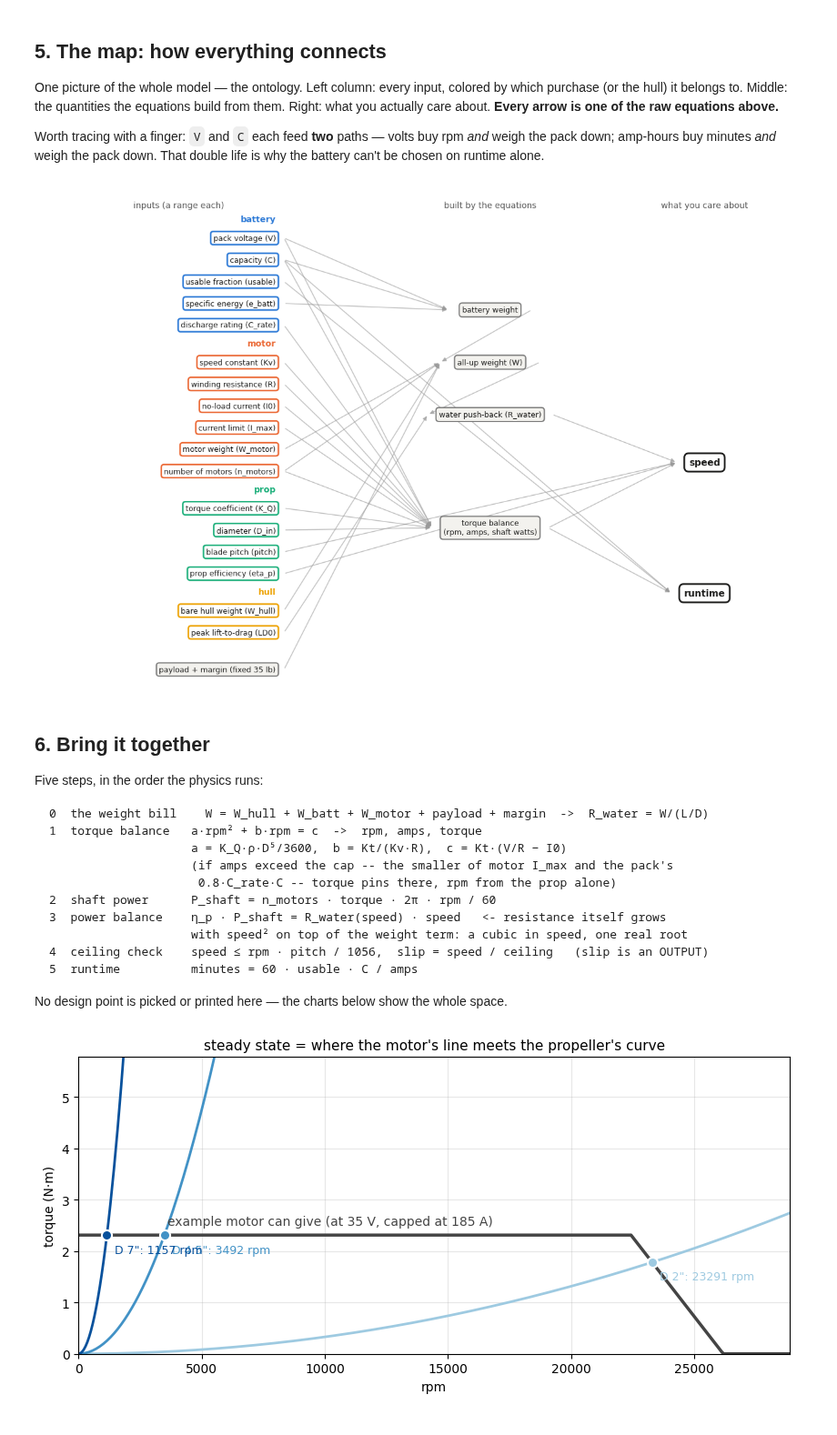
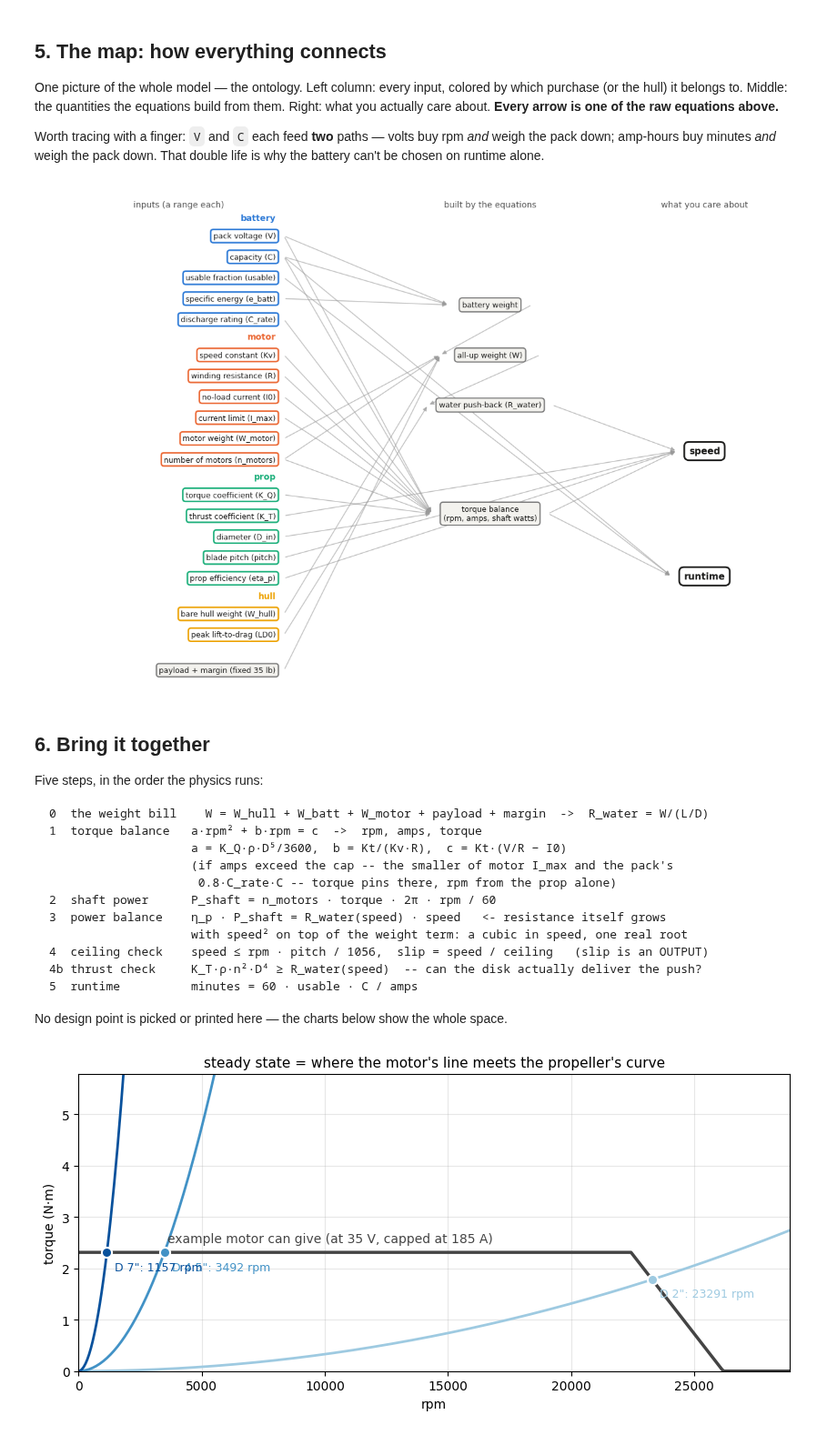
Before and after one commit to MarMar888/haav-modeling, a Jupyter notebook: willmarley.ipynb, the cells around one changed output. Shown at 91% size. Saved outputs shown, nothing was run; the diff lists cells and outputs as text; code cells hidden in the pictures.

````diff
--- a/willmarley.ipynb
+++ b/willmarley.ipynb
@@ -165,11 +169,12 @@ What each knob really is:
 # %%
 PROP_BOUNDS = {
     "K_Q":   (0.02, 0.05),
+    "K_T":   (0.05, 0.15),
     "D_in":  (2.0, 7.0),
     "pitch": (6.0, 14.0),
     "eta_p": (0.5, 0.7),
 }
-PROP_UNITS = {"K_Q": "-", "D_in": "in", "pitch": "in/rev", "eta_p": "-"}
+PROP_UNITS = {"K_Q": "-", "K_T": "-", "D_in": "in", "pitch": "in/rev", "eta_p": "-"}
 show_bounds(PROP_BOUNDS, PROP_UNITS)
 
 KQ_mid = sum(PROP_BOUNDS["K_Q"]) / 2
@@ -362,7 +368,7 @@ GROUPS = {  # validated categorical palette: identity, fixed order
 LABELS = {  # long name for every short input symbol
     "V": "pack voltage", "C": "capacity", "usable": "usable fraction", "e_batt": "specific energy", "C_rate": "discharge rating",
     "Kv": "speed constant", "R": "winding resistance", "I0": "no-load current", "I_max": "current limit",
-    "K_Q": "torque coefficient", "D_in": "diameter", "pitch": "blade pitch", "eta_p": "prop efficiency",
+    "K_Q": "torque coefficient", "K_T": "thrust coefficient", "D_in": "diameter", "pitch": "blade pitch", "eta_p": "prop efficiency",
     "W_hull": "bare hull weight", "LD0": "peak lift-to-drag", "W_motor": "motor weight",
     "n_motors": "number of motors",
 }
@@ -388,6 +394,7 @@ EDGES = [
     ("Kv", TB), ("R", TB), ("I0", TB), ("I_max", TB), ("V", TB), ("K_Q", TB), ("D_in", TB),
     ("C_rate", TB), ("C", TB), ("n_motors", TB), ("n_motors", "all-up weight (W)"),
     (TB, "speed"), ("eta_p", "speed"), ("water push-back (R_water)", "speed"), ("pitch", "speed"),
+    ("K_T", "speed"),
     (TB, "runtime"), ("C", "runtime"), ("usable", "runtime"),
 ]
 HW = {  # half-widths of middle/output boxes, so arrows stop at the edge
@@ -411,35 +418,35 @@ for name, ny in OUT_NODES.items():
 
 fig, ax = plt.subplots(figsize=(12.5, 8.5))
 for a, b in EDGES:
     (xa, ya), (xb, yb) = pos[a], pos[b]
     x_start = xa + HW.get(a, 0.06)
     ax.annotate("", xy=(xb - HW[b], yb), xytext=(x_start, ya),
                 arrowprops=dict(arrowstyle="-|>", color="#999999", alpha=0.6, lw=1.1))
 for gname, keys in INPUT_GROUPS:
     color = GROUPS[gname]
     ys = [pos[k][1] for k in keys]
     ax.text(0.0, max(ys) + 0.75, gname, color=color, fontsize=10, fontweight="bold", ha="right")
     for k in keys:
         ax.text(pos[k][0], pos[k][1], f"{LABELS[k]} ({k})", ha="right", va="center",
                 fontsize=9, color="#1a1a19",
                 bbox=dict(boxstyle="round,pad=0.35", fc="white", ec=color, lw=1.8))
 ax.text(pos[FIXED_NODE][0], pos[FIXED_NODE][1], FIXED_NODE, ha="right", va="center",
         fontsize=9, color="#1a1a19",
         bbox=dict(boxstyle="round,pad=0.35", fc="#f3f2ee", ec="#777777", lw=1.4))
 for name in MID_NODES:
     ax.text(*pos[name], name, ha="center", va="center", fontsize=9, color="#1a1a19",
             bbox=dict(boxstyle="round,pad=0.4", fc="#f3f2ee", ec="#777777", lw=1.4))
 for name in OUT_NODES:
     ax.text(*pos[name], name, ha="center", va="center", fontsize=11, color="#1a1a19",
             fontweight="bold",
             bbox=dict(boxstyle="round,pad=0.5", fc="white", ec="#1a1a19", lw=2))
 ax.text(-0.7, 19.7, "inputs (a range each)", ha="center", fontsize=10, color="#555555")
 ax.text(1.55, 19.7, "built by the equations", ha="center", fontsize=10, color="#555555")
 ax.text(3.1, 19.7, "what you care about", ha="center", fontsize=10, color="#555555")
-ax.set_xlim(-1.7, 3.65); ax.set_ylim(-2.3, 20.5); ax.axis("off")
+ax.set_xlim(-1.7, 3.65); ax.set_ylim(-3.3, 20.5); ax.axis("off")
 plt.tight_layout(); plt.show()
 # %% [output]
-[figure, old version]
+[figure, new version]
 # %% [markdown]
 ## 6. Bring it together
 
@@ -455,6 +462,7 @@ Five steps, in the order the physics runs:
 3  power balance    η_p · P_shaft = R_water(speed) · speed   <- resistance itself grows
                     with speed² on top of the weight term: a cubic in speed, one real root
 4  ceiling check    speed ≤ rpm · pitch / 1056,  slip = speed / ceiling   (slip is an OUTPUT)
+4b thrust check     K_T·ρ·n²·D⁴ ≥ R_water(speed)  -- can the disk actually deliver the push?
 5  runtime          minutes = 60 · usable · C / amps
 ```
 
````
Also changed, not shown: parts of 13 cells of this notebook, 3 other files.
